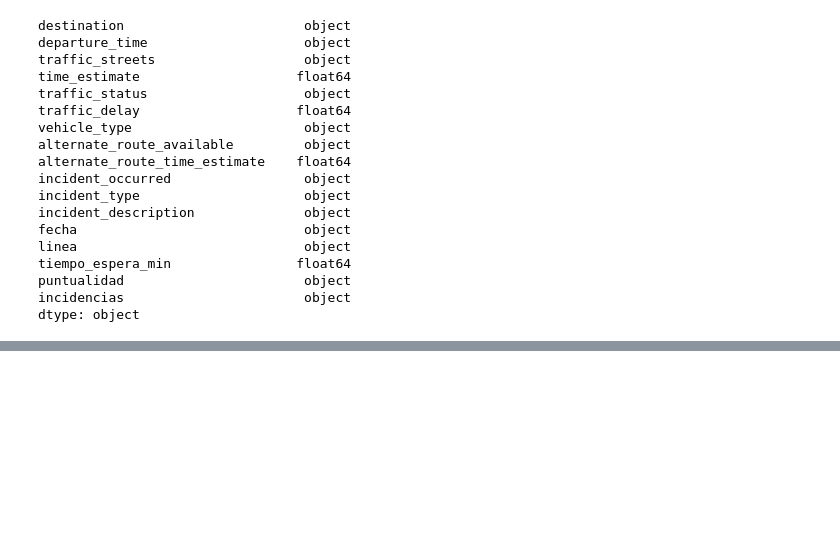
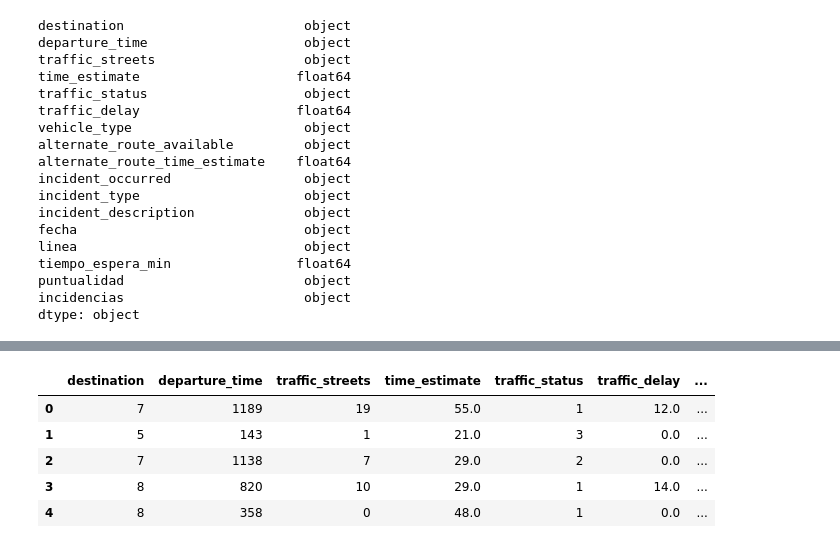
Before and after one commit to Lisy29/HackatonF5, a Jupyter notebook: 02EDA copy.ipynb, the cells around one changed output, grey strips where cells are left out. Cells and saved outputs as stored; diff of their text form; code cells hidden in the pictures; blank space fills up the shorter version.

```diff
--- a/02EDA copy.ipynb
+++ b/02EDA copy.ipynb
@@ -38,7 +38,7 @@ Index(['id', 'destination', 'route', 'alternate_route', 'departure_time',
       dtype='object')
 # %%
 td.drop(['id', 'route',  'deviation', 'pasajeros','alternate_route','distance_to_next_stop','current_time','day_of_week','time_of_day',
-       'route_efficiency','medio_transporte','pasajeros','desviacion','arrival_time'],axis = 1, inplace = True)
+       'route_efficiency','medio_transporte','pasajeros','desviacion','arrival_time','route_efficiency'],axis = 1, inplace = True)
 td.head()
 # %% [output]
 |  | destination | departure_time | traffic_streets | time_estimate | traffic_status | traffic_delay | ... |
@@ -168,0 +239,3 @@ td['puntualidad'] = td['puntualidad'].fillna(0)
+# %%
+td.drop(['route_efficiency', 'current_time', 'fecha'], axis=1, inplace=True)
+td.head()
@@ -269,0 +298,15 @@ td = impute_dataframe(td, imputation_strategies)
+# %%
+from sklearn.preprocessing import LabelEncoder
+
+# Crear una instancia de LabelEncoder
+label_encoder = LabelEncoder()
+
+val_cat = ['destination', 'departure_time', 'traffic_streets',
+       'traffic_status', 'vehicle_type',
+       'alternate_route_available',
+       'incident_occurred', 'incident_type', 'incident_description',
+       'linea',  'puntualidad', 'incidencias',
+       ]
+
+for col in val_cat:
+    td[col] = label_encoder.fit_transform(td[col].astype(str))
@@ -269,0 +319,9 @@ td = impute_dataframe(td, imputation_strategies)
+# %%
+td.head()
+# %% [output]
+|  | destination | departure_time | traffic_streets | time_estimate | traffic_status | traffic_delay | ... |
+| 0 | 7 | 1189 | 19 | 55.0 | 1 | 12.0 | ... |
+| 1 | 5 | 143 | 1 | 21.0 | 3 | 0.0 | ... |
+| 2 | 7 | 1138 | 7 | 29.0 | 2 | 0.0 | ... |
+| 3 | 8 | 820 | 10 | 29.0 | 1 | 14.0 | ... |
+| 4 | 8 | 358 | 0 | 48.0 | 1 | 0.0 | ... |
```
Also changed, not shown: parts of 18 cells of this notebook.
